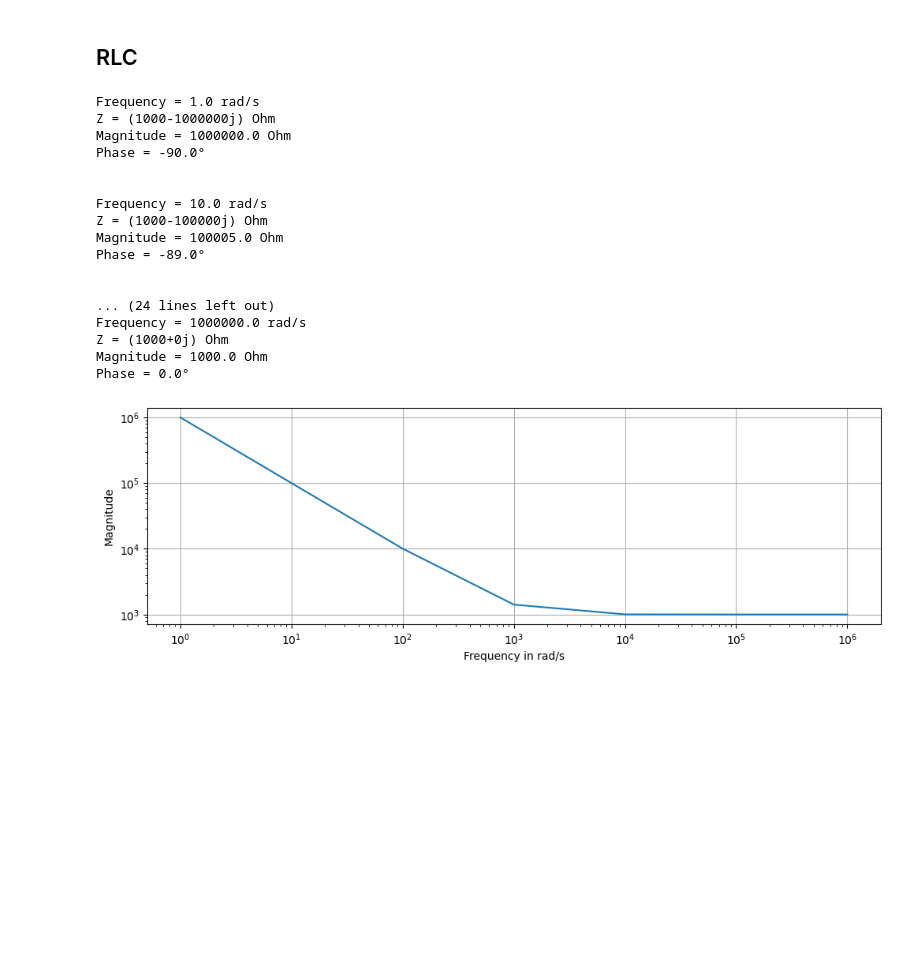
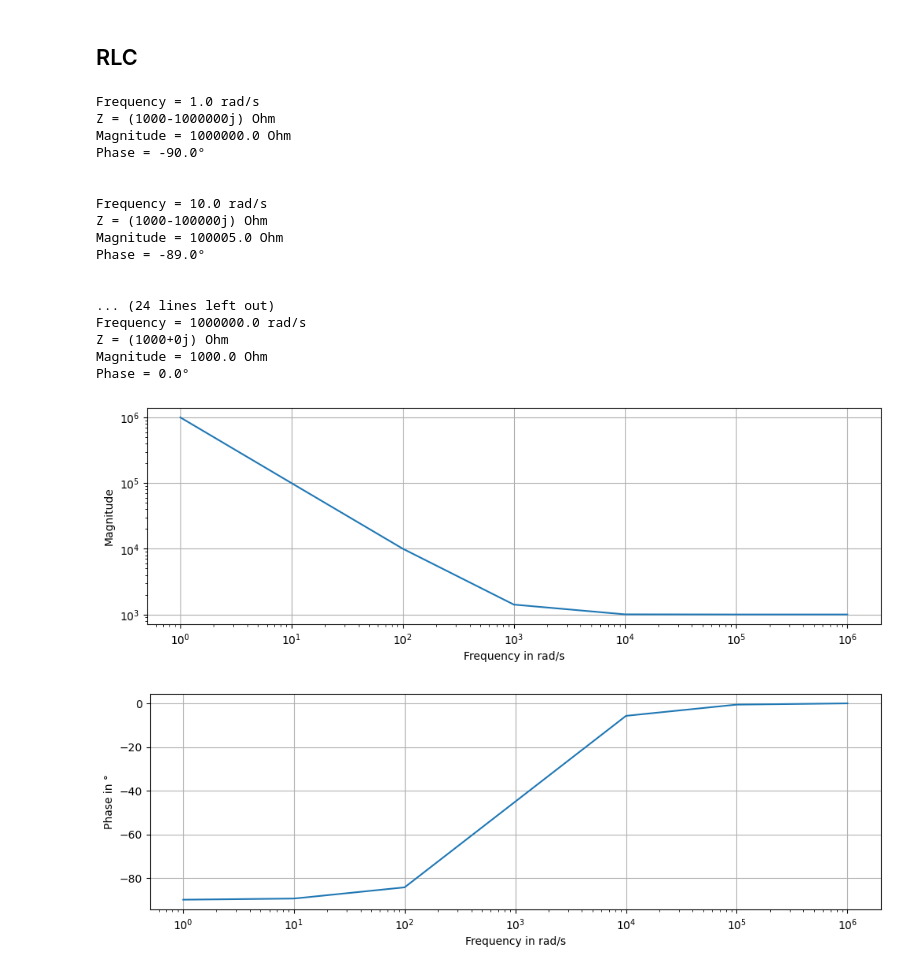
Before and after one commit to htlinn-go/frequency-and-phase, a Jupyter notebook: Frequency and Phase.ipynb, the cells around one changed output. Drawn from its saved outputs; the diff is of its cells as text; code cells hidden in the pictures; blank space fills up the shorter version.

```diff
--- a/Frequency and Phase.ipynb
+++ b/Frequency and Phase.ipynb
@@ -104,31 +123,32 @@ Phase = 90.0°
 ws=np.logspace(0,6,num=7,base=10)# 1/s
 #values
 L=10**(-3) #H
 C=10**(-6) #F
 R=10**3 #Ohm
 
 
 Zs = R+ xc(ws,C) + xl(ws,L)
 
 prntZs(ws,Zs)
 
-pltCs(abs(Zs),ws,'log')
+pltCs(Zs,ws,'log')
 # %% [output]
 Frequency = 1.0 rad/s
 Z = (1000-1000000j) Ohm
 Magnitude = 1000000.0 Ohm
 Phase = -90.0°
 
 
 Frequency = 10.0 rad/s
 Z = (1000-100000j) Ohm
 Magnitude = 100005.0 Ohm
 Phase = -89.0°
 
 
 ... (24 lines left out)
 Frequency = 1000000.0 rad/s
 Z = (1000+0j) Ohm
 Magnitude = 1000.0 Ohm
 Phase = 0.0°
 [figure]
+[figure, added]
```
Also changed, not shown: parts of 3 cells of this notebook.
